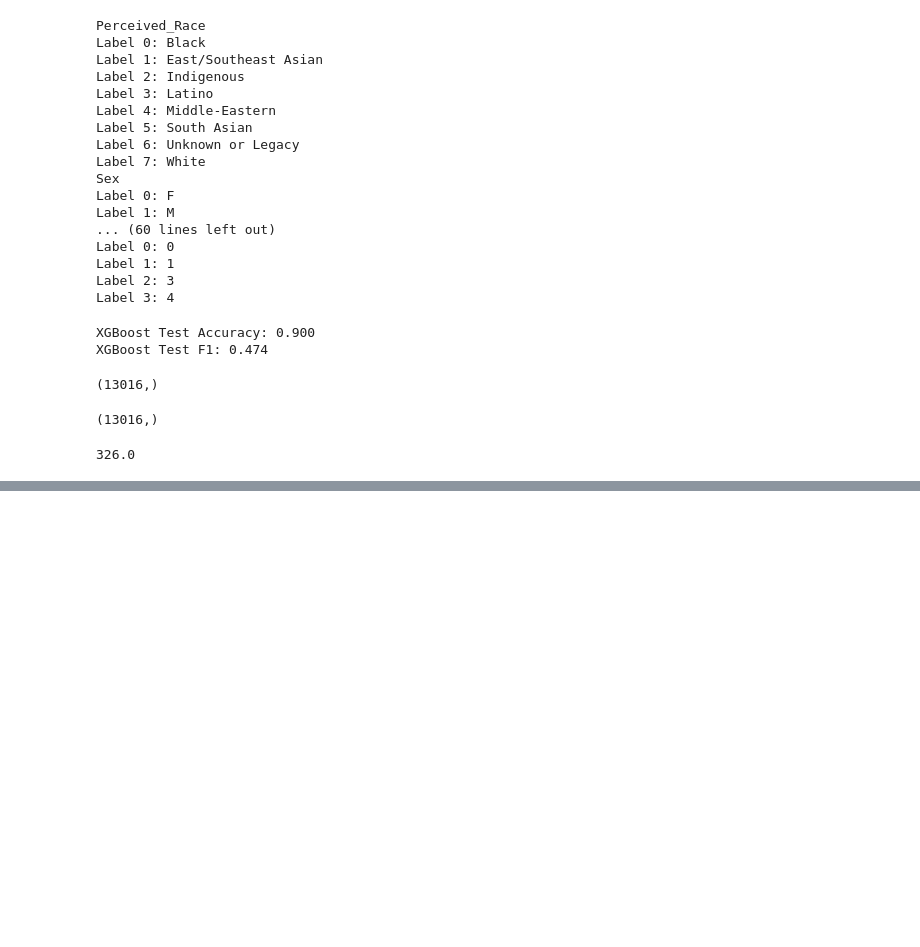
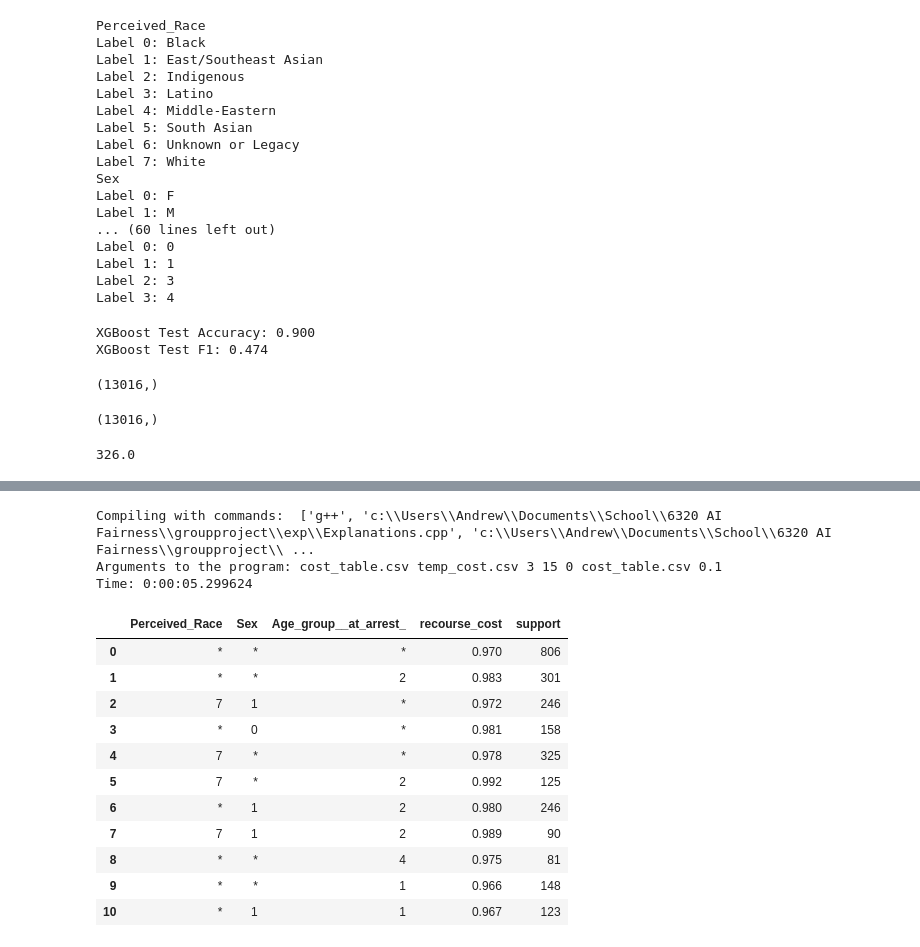
Before and after one commit to AndrewChai878/groupfairnessproject, a Jupyter notebook: group_proj_classifier.ipynb, the cells around one changed output, grey strips where cells are left out. Cells and saved outputs as stored; diff of their text form; code cells hidden in the pictures; blank space fills up the shorter version.

```diff
--- a/group_proj_classifier.ipynb
+++ b/group_proj_classifier.ipynb
@@ -212,0 +400,21 @@ exp_table
+# %%
+empty_df = pd.DataFrame().to_csv(f"cost_table.csv", index=False) # create empty csv
+res_xgb = exptbl.calculate_table(f"cost_table.csv", "temp_cost.csv", f"cost_table.csv", min_support_param=min_sup)
+exp_table = pd.read_csv(res_xgb, sep=";")
+exp_table
+# %% [output]
+Compiling with commands:  ['g++', 'c:\\Users\\Andrew\\Documents\\School\\6320 AI Fairness\\groupproject\\exp\\Explanations.cpp', 'c:\\Users\\Andrew\\Documents\\School\\6320 AI Fairness\\groupproject\\ ...
+Arguments to the program: cost_table.csv temp_cost.csv 3 15 0 cost_table.csv 0.1
+Time: 0:00:05.299624
+|  | Perceived_Race | Sex | Age_group__at_arrest_ | recourse_cost | support |
+| 0 | * | * | * | 0.970 | 806 |
+| 1 | * | * | 2 | 0.983 | 301 |
+| 2 | 7 | 1 | * | 0.972 | 246 |
+| 3 | * | 0 | * | 0.981 | 158 |
+| 4 | 7 | * | * | 0.978 | 325 |
+| 5 | 7 | * | 2 | 0.992 | 125 |
+| 6 | * | 1 | 2 | 0.980 | 246 |
+| 7 | 7 | 1 | 2 | 0.989 | 90 |
+| 8 | * | * | 4 | 0.975 | 81 |
+| 9 | * | * | 1 | 0.966 | 148 |
+| 10 | * | 1 | 1 | 0.967 | 123 |
```
Also changed, not shown: parts of 10 cells of this notebook, 11 other files.
